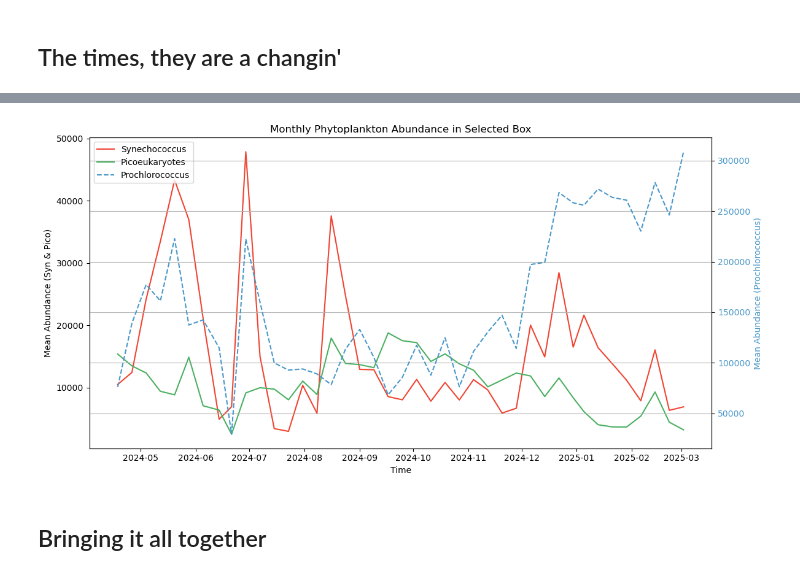
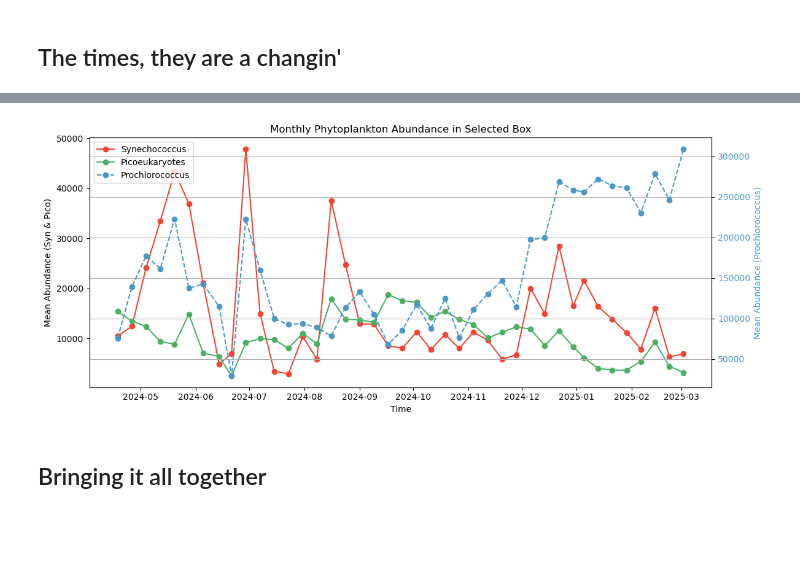
Before and after one commit to nmfs-opensci/EDMW-EarthData-Workshop-2025, a Jupyter notebook: tutorials/python/Tutorial_3_moana.ipynb, the cells around one changed output, grey strips where cells are left out. Saved outputs shown, nothing was run; the diff lists cells and outputs as text; code cells hidden in the pictures; blank space fills up the shorter version.

```diff
--- a/tutorials/python/Tutorial_3_moana.ipynb
+++ b/tutorials/python/Tutorial_3_moana.ipynb
@@ -167,38 +159,38 @@ da=dataset.sel(latitude=slice(-39,-42), longitude=slice(-54,-51))
 latitude_ts = da["latitude"]
 longitude_ts = da["longitude"]
 syn_ts = da["syncoccus_moana"].mean(dim=["latitude", "longitude"])
 pico_ts = da["picoeuk_moana"].mean(dim=["latitude", "longitude"])
 pro_ts = da["prococcus_moana"].mean(dim=["latitude", "longitude"])
 
 # Create the figure and axis
-fig, ax1 = plt.subplots(figsize=(12, 6))
+fig, ax1 = plt.subplots(figsize=(12, 5))
 
 # Plot syn and pico on the left y-axis
-ax1.plot(syn_ts["time"], syn_ts, label="Synechococcus", color=custom_colors["Synechococcus"])
-ax1.plot(pico_ts["time"], pico_ts, label="Picoeukaryotes", color=custom_colors["Picoeukaryotes"])
+ax1.plot(syn_ts["time"], syn_ts, 'o-', label="Synechococcus", color=custom_colors["Synechococcus"])
+ax1.plot(pico_ts["time"], pico_ts, 'o-', label="Picoeukaryotes", color=custom_colors["Picoeukaryotes"])
 ax1.set_xlabel("Time")
 ax1.set_ylabel("Mean Abundance (Syn & Pico)", color="black")
 ax1.tick_params(axis='y', labelcolor="black")
 
 # Create a secondary y-axis for prococcus_moana
 ax2 = ax1.twinx()
-ax2.plot(pro_ts["time"], pro_ts, label="Prochlorococcus", color=custom_colors["Prochlorococcus"], linestyle="--")
+ax2.plot(pro_ts["time"], pro_ts, 'o--', label="Prochlorococcus", color=custom_colors["Prochlorococcus"])
 ax2.set_ylabel("Mean Abundance (Prochlorococcus)", color=custom_colors["Prochlorococcus"])
 ax2.tick_params(axis='y', labelcolor=custom_colors["Prochlorococcus"])
 
 # Combine all legends
 lines_1, labels_1 = ax1.get_legend_handles_labels()
 lines_2, labels_2 = ax2.get_legend_handles_labels()
 ax1.legend(lines_1 + lines_2, labels_1 + labels_2, loc="upper left")
 
 # Add title and grid
 plt.title("Monthly Phytoplankton Abundance in Selected Box")
 plt.grid(True)
 plt.xticks(rotation=45)
 plt.tight_layout()
 plt.show()
 # %% [output]
-[figure, old version]
+[figure, new version]
 # %% [markdown]
 ## Bringing it all together
 # %% [markdown]
```
Also changed, not shown: parts of 7 cells of this notebook.
